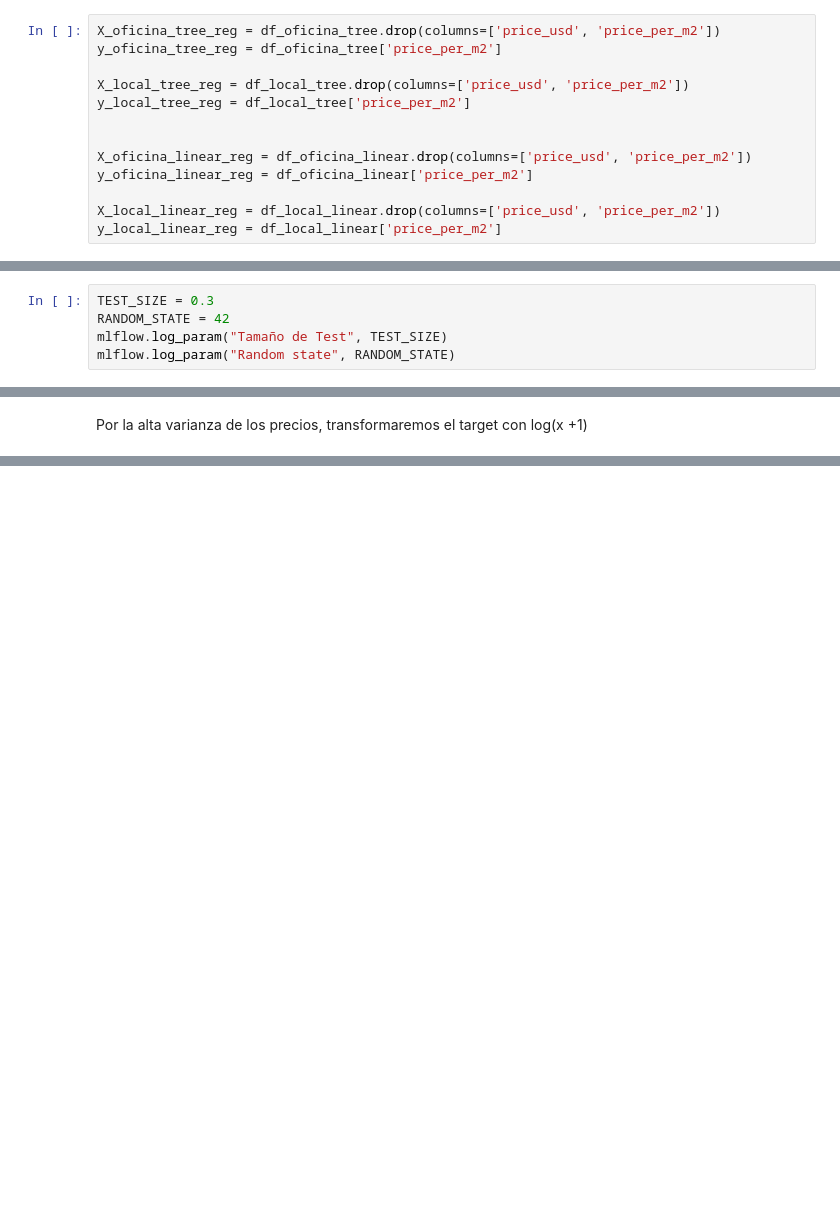
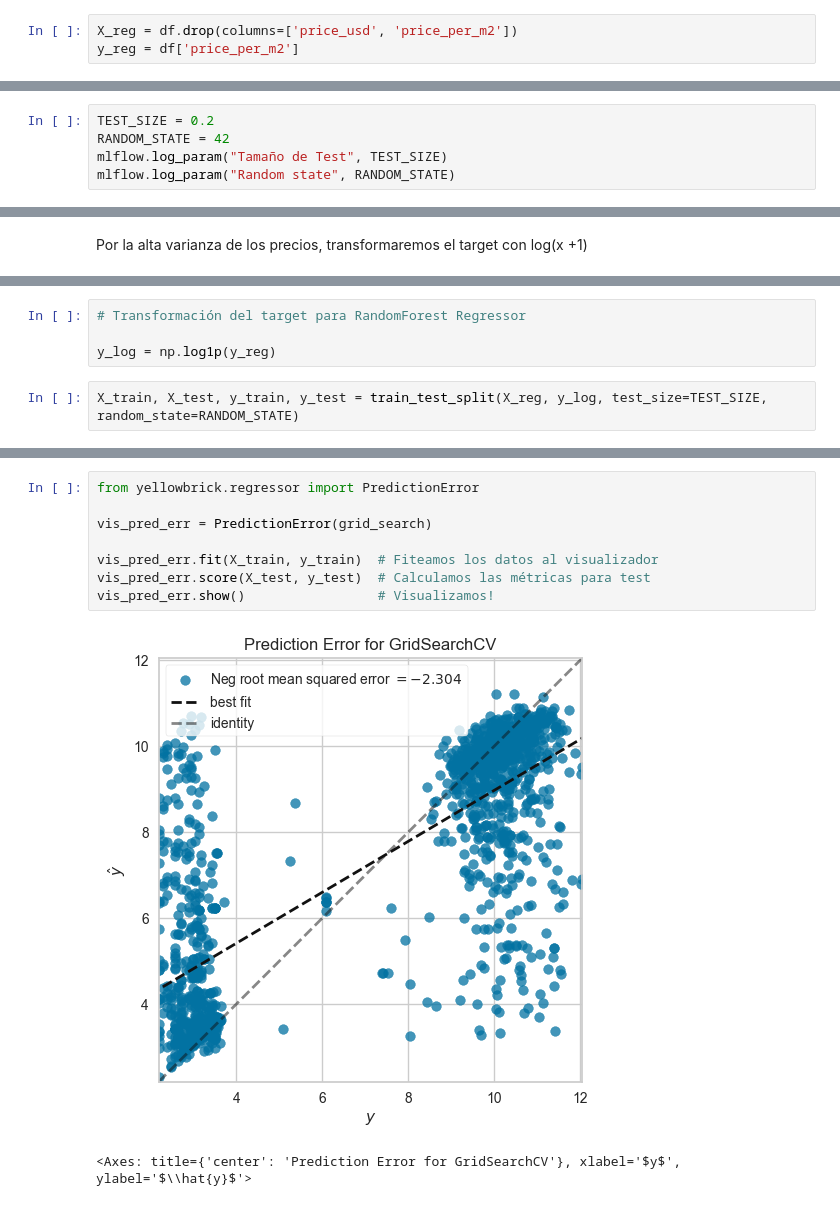
Before and after one commit to pixelciosa/Model_Price_prediction, a Jupyter notebook: notebooks/02_Model.ipynb, the cells around one changed output, grey strips where cells are left out. Saved outputs shown, nothing was run; the diff lists cells and outputs as text; blank space fills up the shorter version.

Commit message:
Update: Final model finished with visualizations and conclusions

```diff
--- a/notebooks/02_Model.ipynb
+++ b/notebooks/02_Model.ipynb
@@ -189,14 +107,4 @@ with open('models/columns_oficina_OHE.pkl', 'wb') as f:
 # %%
-X_oficina_tree_reg = df_oficina_tree.drop(columns=['price_usd', 'price_per_m2'])
-y_oficina_tree_reg = df_oficina_tree['price_per_m2']
-
-X_local_tree_reg = df_local_tree.drop(columns=['price_usd', 'price_per_m2'])
-y_local_tree_reg = df_local_tree['price_per_m2']
-
-
-X_oficina_linear_reg = df_oficina_linear.drop(columns=['price_usd', 'price_per_m2'])
-y_oficina_linear_reg = df_oficina_linear['price_per_m2']
-
-X_local_linear_reg = df_local_linear.drop(columns=['price_usd', 'price_per_m2'])
-y_local_linear_reg = df_local_linear['price_per_m2']
+X_reg = df.drop(columns=['price_usd', 'price_per_m2'])
+y_reg = df['price_per_m2']
 # %%
@@ -213,5 +117,5 @@ Inicialmente separo un 70% de datos para el entrenamiento y un 30% para test
 # %%
-TEST_SIZE = 0.3
+TEST_SIZE = 0.2
 RANDOM_STATE = 42
 mlflow.log_param("Tamaño de Test", TEST_SIZE)
 mlflow.log_param("Random state", RANDOM_STATE)
@@ -313 +128,7 @@ dtype: float64
+# %%
+# Transformación del target para RandomForest Regressor
+
+y_log = np.log1p(y_reg)
+# %%
+X_train, X_test, y_train, y_test = train_test_split(X_reg, y_log, test_size=TEST_SIZE, random_state=RANDOM_STATE)
 # %% [markdown]
@@ -374,0 +251,11 @@ MAE (USD): 12,444
+# %%
+from yellowbrick.regressor import PredictionError
+
+vis_pred_err = PredictionError(grid_search)
+
+vis_pred_err.fit(X_train, y_train)  # Fiteamos los datos al visualizador
+vis_pred_err.score(X_test, y_test)  # Calculamos las métricas para test
+vis_pred_err.show()                 # Visualizamos!
+# %% [output]
+[figure, added]
+<Axes: title={'center': 'Prediction Error for GridSearchCV'}, xlabel='$y$', ylabel='$\\hat{y}$'>
```
Also changed, not shown: parts of 50 cells of this notebook, 3 other files.
